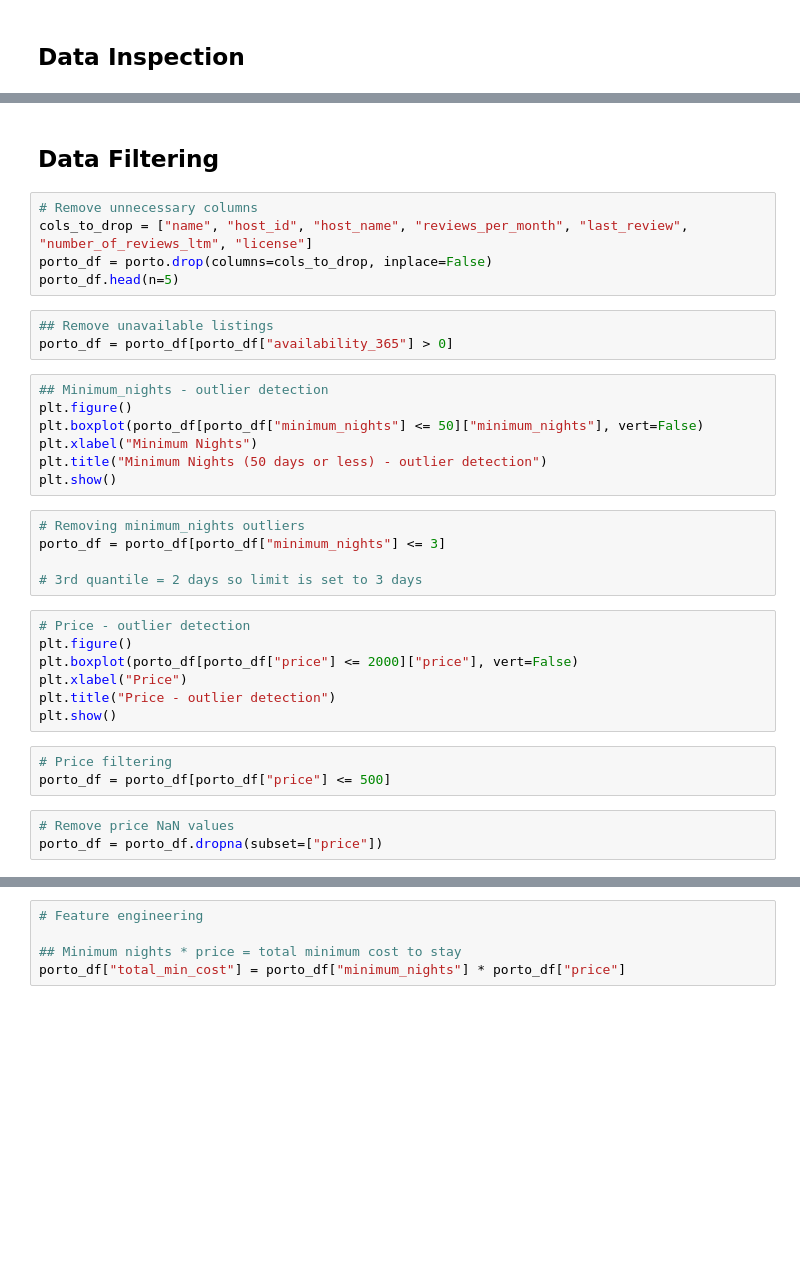
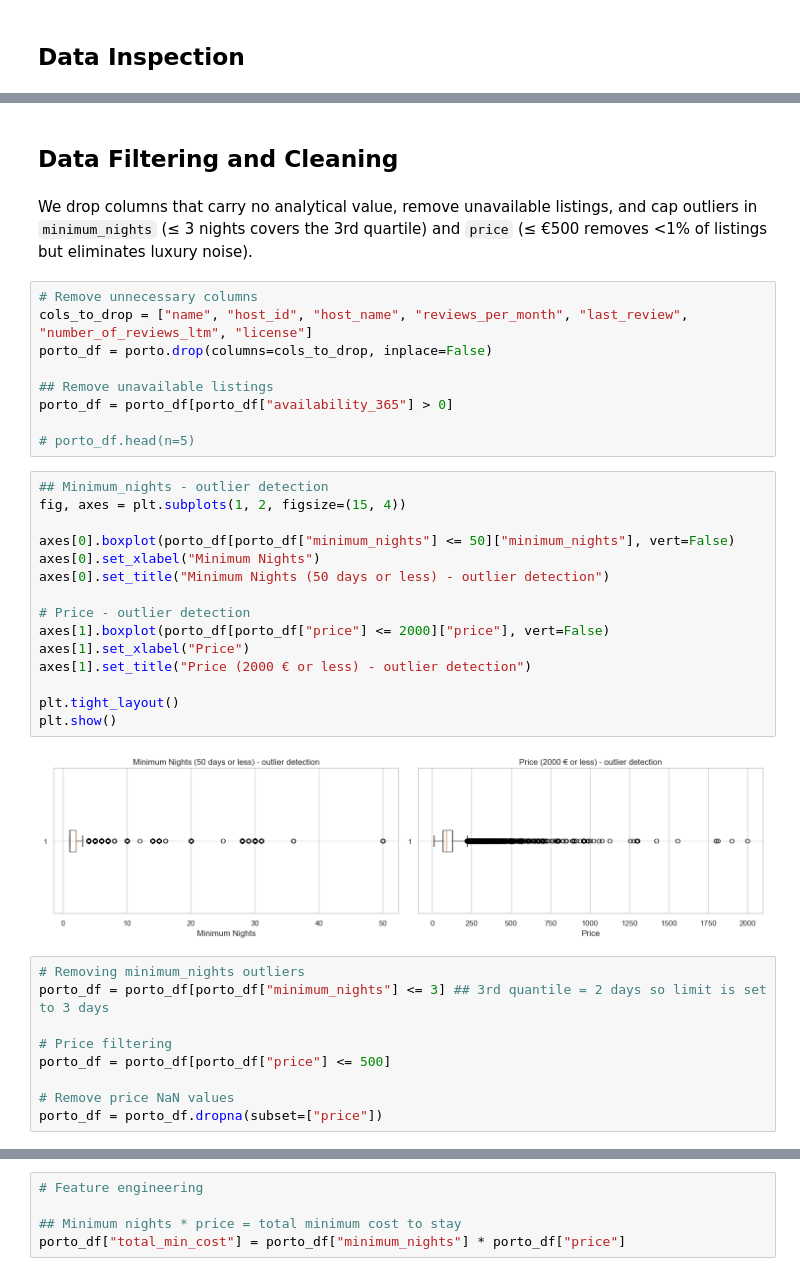
Before and after one commit to CarolDias18/PyLearning, a Jupyter notebook: Airbnb/PortoListings.ipynb, the cells around one changed output, grey strips where cells are left out. Saved outputs shown, nothing was run; the diff lists cells and outputs as text; blank space fills up the shorter version.

```diff
--- a/Airbnb/PortoListings.ipynb
+++ b/Airbnb/PortoListings.ipynb
@@ -29,38 +68,43 @@ print(porto.describe())
 # %% [markdown]
-## Data Filtering
+## Data Filtering and Cleaning
+# %% [markdown]
+We drop columns that carry no analytical value, remove unavailable listings,
+and cap outliers in `minimum_nights` (≤ 3 nights covers the 3rd quartile) and `price` (≤ €500 removes <1% of listings but eliminates luxury noise).
 # %%
 # Remove unnecessary columns
 cols_to_drop = ["name", "host_id", "host_name", "reviews_per_month", "last_review", "number_of_reviews_ltm", "license"]
 porto_df = porto.drop(columns=cols_to_drop, inplace=False)
-porto_df.head(n=5)
+
+## Remove unavailable listings
+porto_df = porto_df[porto_df["availability_365"] > 0]
+
+# porto_df.head(n=5)
-# %%
-## Remove unavailable listings
-porto_df = porto_df[porto_df["availability_365"] > 0]
 # %%
 ## Minimum_nights - outlier detection
-plt.figure()
-plt.boxplot(porto_df[porto_df["minimum_nights"] <= 50]["minimum_nights"], vert=False)
-plt.xlabel("Minimum Nights")
-plt.title("Minimum Nights (50 days or less) - outlier detection")
+fig, axes = plt.subplots(1, 2, figsize=(15, 4))
+
+axes[0].boxplot(porto_df[porto_df["minimum_nights"] <= 50]["minimum_nights"], vert=False)
+axes[0].set_xlabel("Minimum Nights")
+axes[0].set_title("Minimum Nights (50 days or less) - outlier detection")
+
+# Price - outlier detection
+axes[1].boxplot(porto_df[porto_df["price"] <= 2000]["price"], vert=False)
+axes[1].set_xlabel("Price")
+axes[1].set_title("Price (2000 € or less) - outlier detection")
+
+plt.tight_layout()
 plt.show()
+# %% [output]
+[figure, added]
 # %%
 # Removing minimum_nights outliers
-porto_df = porto_df[porto_df["minimum_nights"] <= 3]
+porto_df = porto_df[porto_df["minimum_nights"] <= 3] ## 3rd quantile = 2 days so limit is set to 3 days
 
-# 3rd quantile = 2 days so limit is set to 3 days
+# Price filtering
+porto_df = porto_df[porto_df["price"] <= 500]
+
+# Remove price NaN values
+porto_df = porto_df.dropna(subset=["price"])
-# %%
-# Price - outlier detection
-plt.figure()
-plt.boxplot(porto_df[porto_df["price"] <= 2000]["price"], vert=False)
-plt.xlabel("Price")
-plt.title("Price - outlier detection")
-plt.show()
-# %%
-# Price filtering
-porto_df = porto_df[porto_df["price"] <= 500]
-# %%
-# Remove price NaN values
-porto_df = porto_df.dropna(subset=["price"])
 # %%
 # Check final dataset
 porto_df.info()
```
Also changed, not shown: parts of 46 cells of this notebook, 2 other files.
